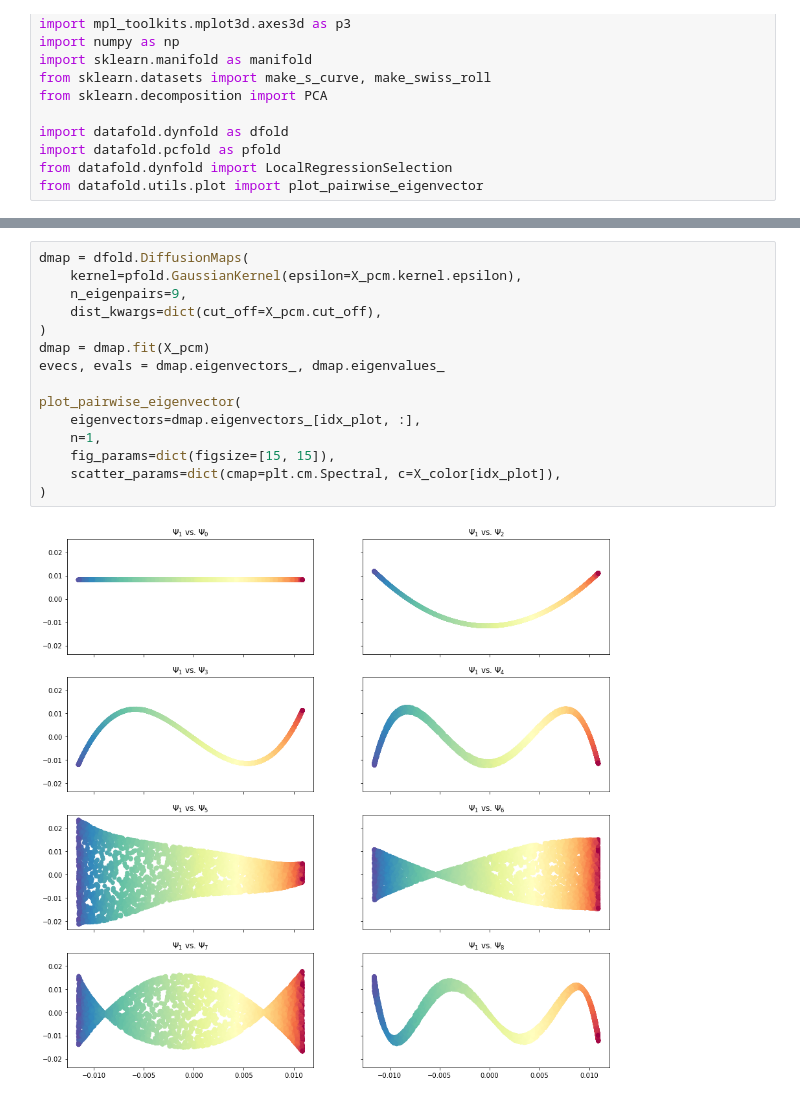
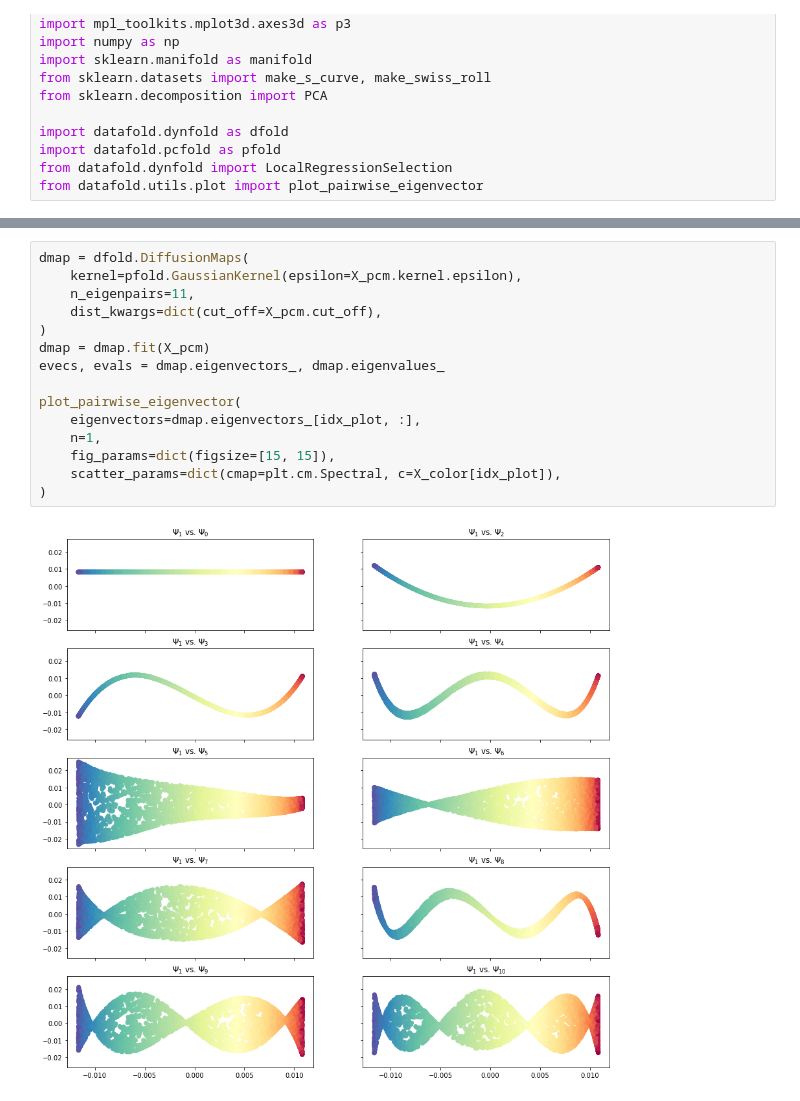
Before and after one commit to ge96rox/MLCMS04, a Jupyter notebook: task2_datafold.ipynb, the cells around one changed output, grey strips where cells are left out. Drawn from its saved outputs; the diff is of its cells as text.

Commit message:
update n_eigenpairs to 11 in task2 datafold

```diff
--- a/task2_datafold.ipynb
+++ b/task2_datafold.ipynb
@@ -49,17 +49,17 @@ epsilon=0.20023596627015536, cut-off=1.9205423213559618
 # %%
 dmap = dfold.DiffusionMaps(
     kernel=pfold.GaussianKernel(epsilon=X_pcm.kernel.epsilon),
-    n_eigenpairs=9,
+    n_eigenpairs=11,
     dist_kwargs=dict(cut_off=X_pcm.cut_off),
 )
 dmap = dmap.fit(X_pcm)
 evecs, evals = dmap.eigenvectors_, dmap.eigenvalues_
 
 plot_pairwise_eigenvector(
     eigenvectors=dmap.eigenvectors_[idx_plot, :],
     n=1,
     fig_params=dict(figsize=[15, 15]),
     scatter_params=dict(cmap=plt.cm.Spectral, c=X_color[idx_plot]),
 )
 # %% [output]
-[figure, old version]
+[figure, new version]
```
Also changed, not shown: parts of 2 cells of this notebook.
